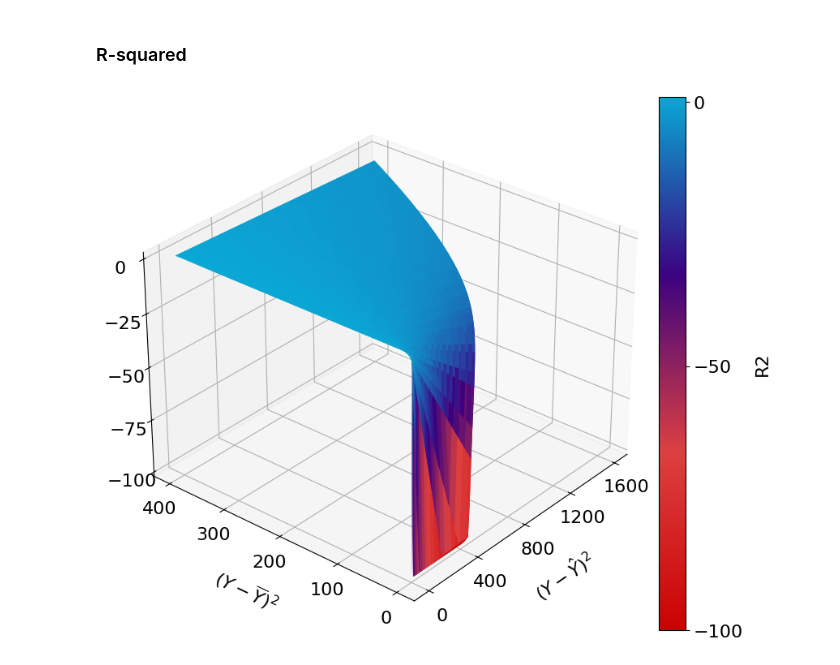
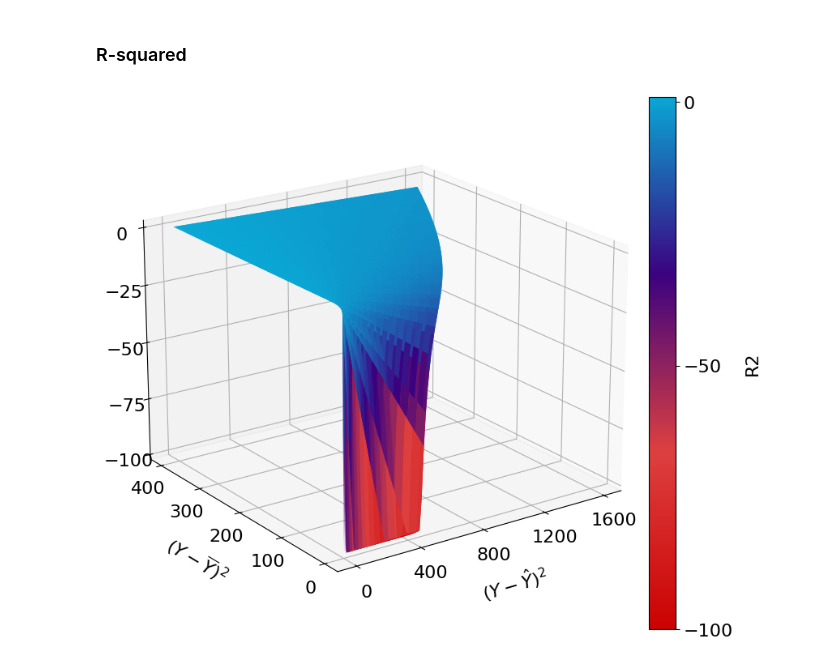
Before and after one commit to NannyML/The-Little-Book-of-ML-Metrics, a Jupyter notebook: book_plots.ipynb, the cells around one changed output. Drawn from its saved outputs; the diff is of its cells as text; code cells hidden in the pictures.

```diff
--- a/book_plots.ipynb
+++ b/book_plots.ipynb
@@ -213,25 +213,25 @@ r2_grid = np.clip(r2_grid, a_max=100, a_min=-100)
 # %%
 fig = plt.figure(figsize=(6.4*1.5, 4.8*1.5))
 ax = fig.add_subplot(111, projection='3d')
 surf = ax.plot_surface(diff_grid, diff_means, r2_grid, cmap=nml_cmap.reversed(),
                        vmin=np.min(r2_grid), vmax=np.max(r2_grid))
 
 cbar = fig.colorbar(surf, pad=0.01)
 cbar.ax.locator_params(nbins=4)
 
 ax.set_xticks([0, 400, 800, 1200, 1600])
 ax.set_yticks([0, 100, 200, 300, 400])
 ax.set_zticks([0, -25, -50, -75, -100])
-ax.view_init(elev=30, azim=220)
+ax.view_init(elev=20, azim=235)
 
 ax.set_xlabel("$(Y - \hat{Y})^2$")
 ax.set_ylabel("$(Y - \overline{Y})^2$")
 ax.set_zlabel('R2', labelpad=10)
 ax.zaxis.label.set_rotation(90)
 cbar.set_label('R2', labelpad=10)
 
 fig.tight_layout()
 plt.savefig('plots/R2_3d_surface.png', dpi=300)
 plt.show()
 # %% [output]
-[figure, old version]
+[figure, new version]
```
Also changed, not shown: parts of 5 cells of this notebook, 2 other files.
